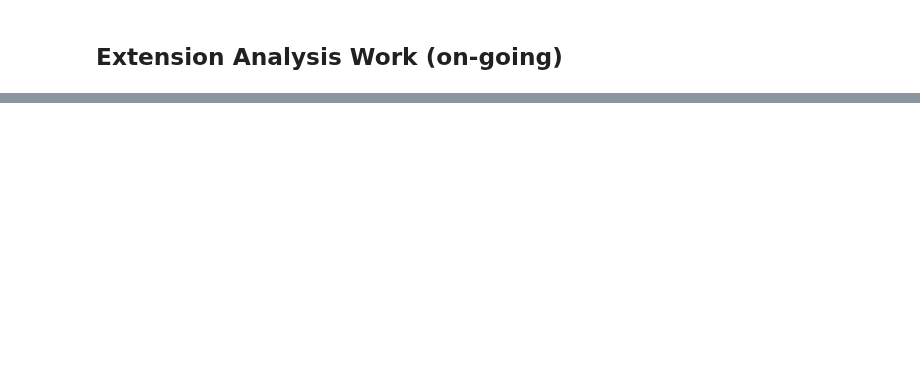
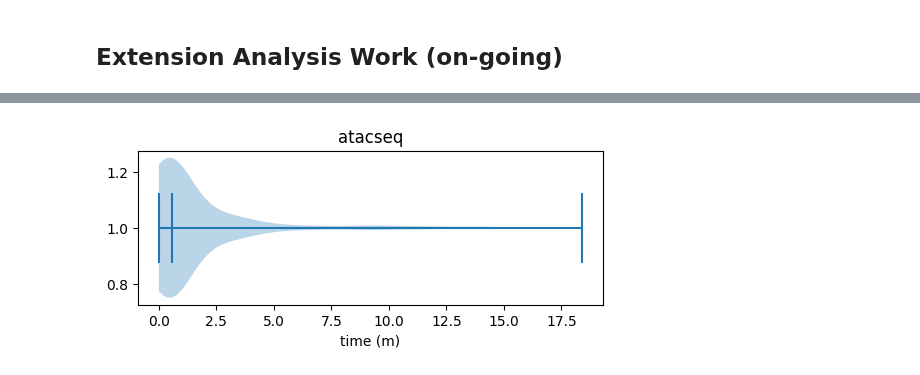
Before and after one commit to GlasgowC3lab/ichnos-results-evaluation, a Jupyter notebook: ext-results/ext-analysis.ipynb, the cells around one changed output, grey strips where cells are left out. Cells and saved outputs as stored; diff of their text form; code cells hidden in the pictures; blank space fills up the shorter version.

```diff
--- a/ext-results/ext-analysis.ipynb
+++ b/ext-results/ext-analysis.ipynb
@@ -230,0 +248,8 @@ print(median_rows.sort_values(['rapl_total']))
+# %%
+plt.figure(figsize=(6,2))
+plt.violinplot(hu_atacseq['duration'] / 1000 / 60, vert=False, showmedians=True, showextrema=True)
+plt.title('atacseq')
+plt.xlabel('time (m)')
+plt.show()
+# %% [output]
+[figure, added]
```
Also changed, not shown: parts of 12 cells of this notebook, 12 other files.
